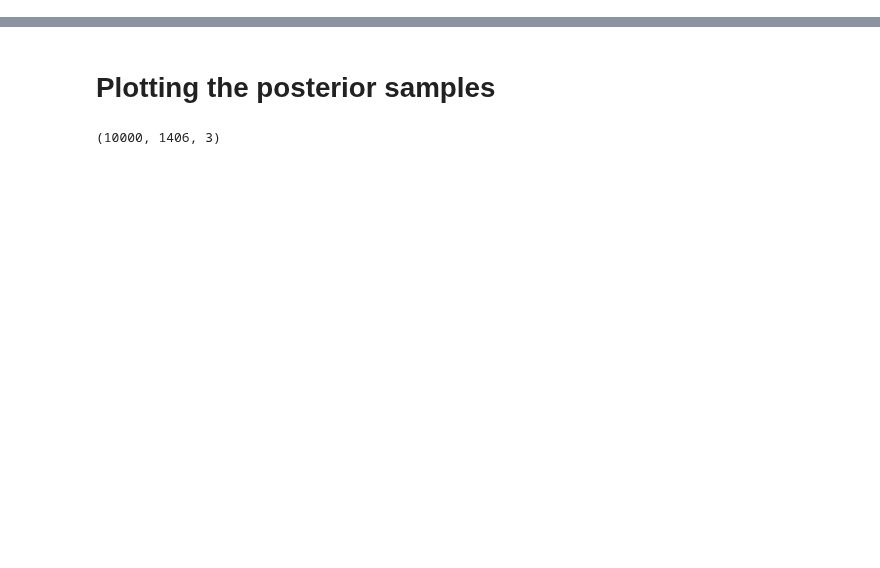
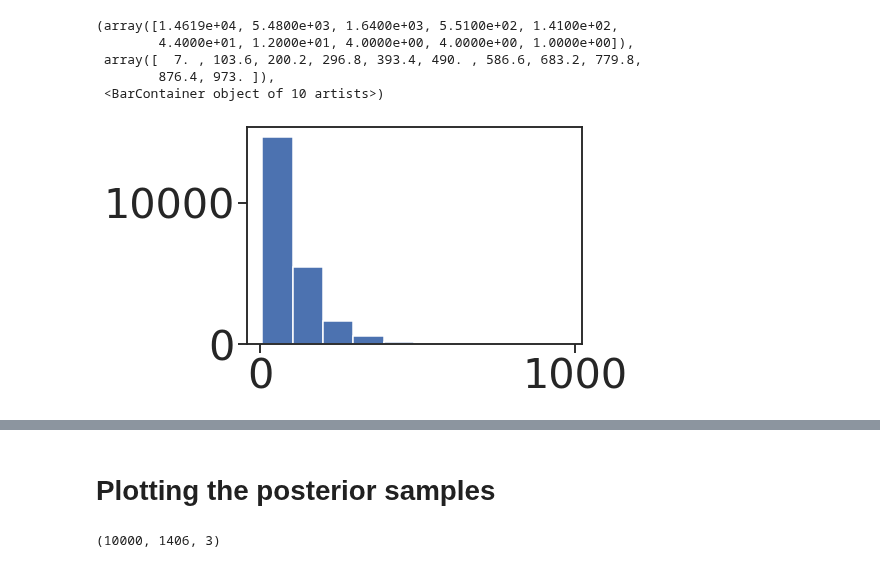
Before and after one commit to narendramukherjee/reputation-systems, a Jupyter notebook: snpe/notebooks/marketplace_simulator_analysis.ipynb, the cells around one changed output, grey strips where cells are left out. Saved outputs shown, nothing was run; the diff lists cells and outputs as text; code cells hidden in the pictures; blank space fills up the shorter version.

```diff
--- a/snpe/notebooks/marketplace_simulator_analysis.ipynb
+++ b/snpe/notebooks/marketplace_simulator_analysis.ipynb
@@ -442,0 +474,15 @@ np.save(ARTIFACT_PATH / "posterior_samples_bazaarvoice.npy", posterior_samples)
+# %%
+# Create the dict of simulator parameters
+simulator_params = {
+    "review_prior": np.ones(5),
+    "tendency_to_rate": 0.05,
+    "simulation_type": "timeseries",
+    "previous_rating_measure": "mode",
+    "min_reviews_for_herding": 5,
+    "num_products": posterior_samples.shape[1],
+    # "num_products": 100,
+    "num_total_marketplace_reviews": 140_000,
+    # "num_total_marketplace_reviews": 5_000,
+    "consideration_set_size": 5,
+}
+num_marketplaces = 16
@@ -442,0 +506,2 @@ np.save(ARTIFACT_PATH / "posterior_samples_bazaarvoice.npy", posterior_samples)
+# %%
+simulator = marketplace_simulator_class.MarketplaceSimulator(simulator_params)
@@ -442,0 +540,5 @@ np.save(ARTIFACT_PATH / "posterior_samples_bazaarvoice.npy", posterior_samples)
+# %%
+num_reviews = []
+for sim in simulator.simulations:
+    num_reviews += [len(prods) for prods in sim]
+len(num_reviews)
@@ -442,0 +548,9 @@ np.save(ARTIFACT_PATH / "posterior_samples_bazaarvoice.npy", posterior_samples)
+# %%
+plt.hist(num_reviews)
+# %% [output]
+(array([1.4619e+04, 5.4800e+03, 1.6400e+03, 5.5100e+02, 1.4100e+02,
+        4.4000e+01, 1.2000e+01, 4.0000e+00, 4.0000e+00, 1.0000e+00]),
+ array([  7. , 103.6, 200.2, 296.8, 393.4, 490. , 586.6, 683.2, 779.8,
+        876.4, 973. ]),
+ <BarContainer object of 10 artists>)
+[figure, added]
```
Also changed, not shown: parts of 18 cells of this notebook, 4 other files.
